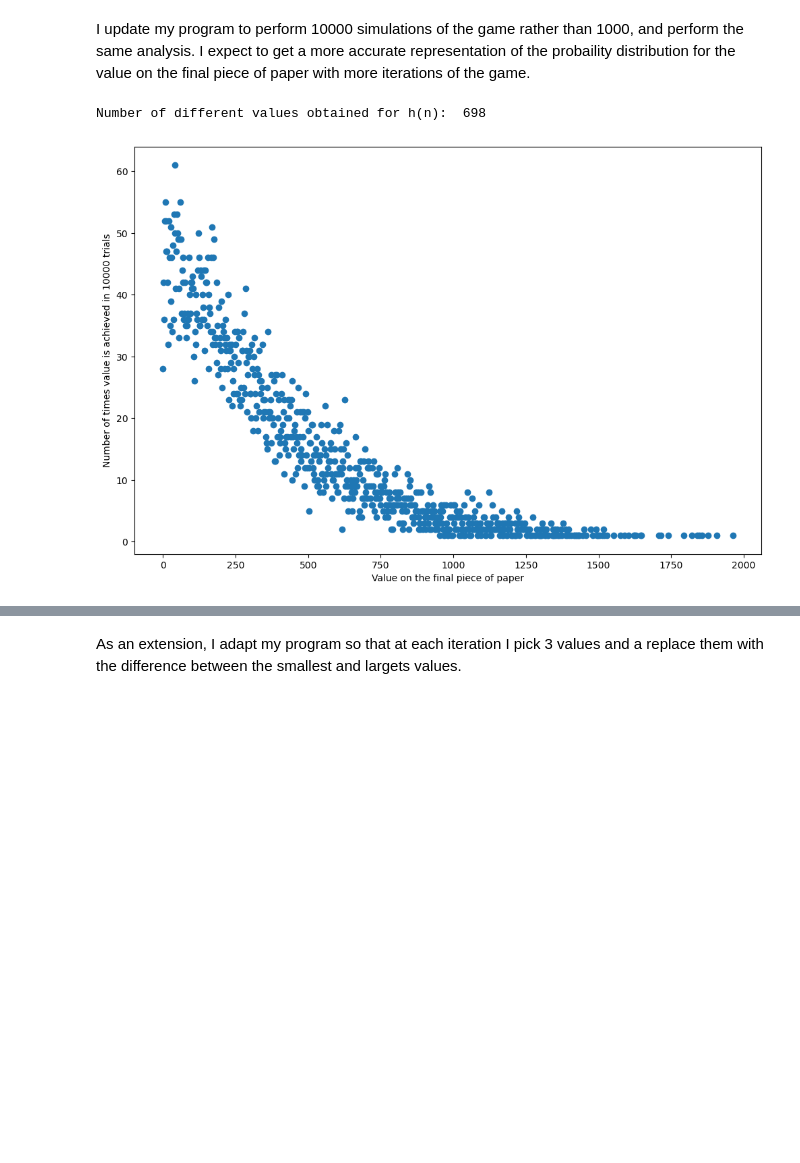
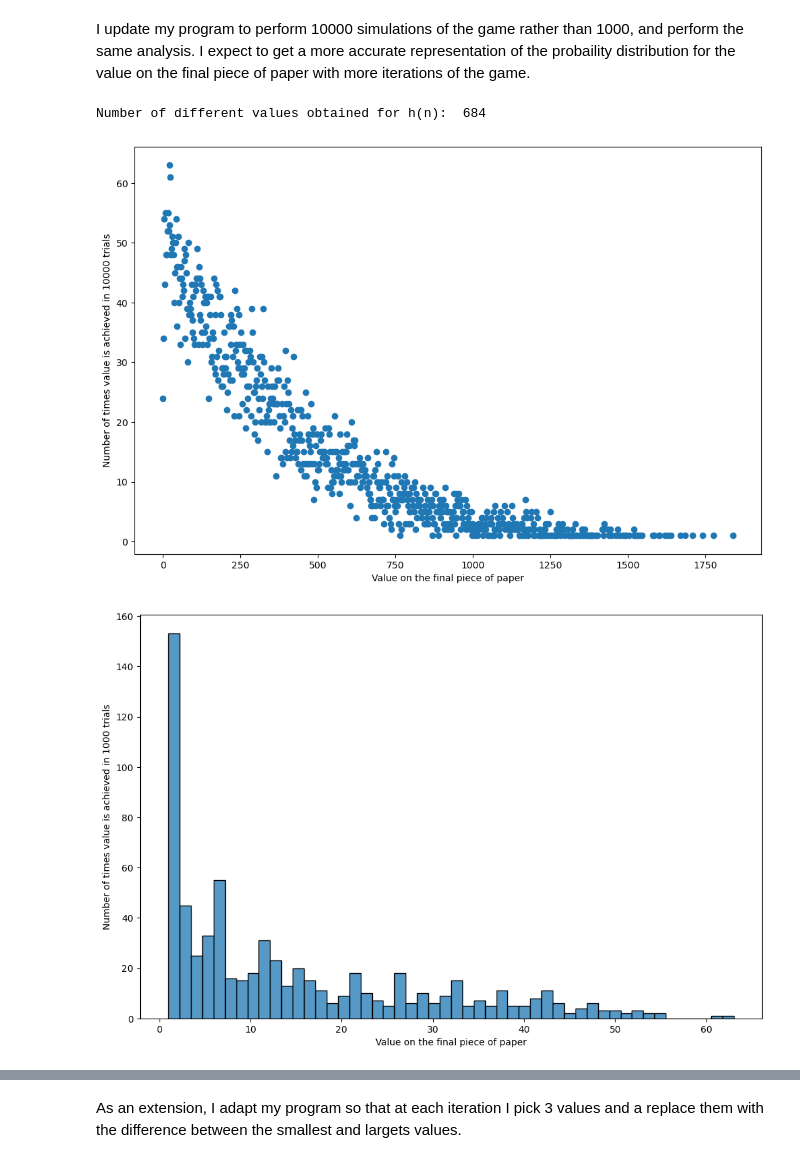
Before and after one commit to AlyssaBasinger/Problem-solving-with-Python, a Jupyter notebook: MA3K7_Assignment3.ipynb, the cells around one changed output, grey strips where cells are left out. Cells and saved outputs as stored; diff of their text form; code cells hidden in the pictures; blank space fills up the shorter version.

```diff
--- a/MA3K7_Assignment3.ipynb
+++ b/MA3K7_Assignment3.ipynb
@@ -291,35 +290,51 @@ I update my program to perform 10000 simulations of the game rather than 1000, a
 results=np.zeros(10000)
 y=np.zeros(2025)
 x=np.zeros(2025)
+
 for i in range(2025):
     x[i]=i
 
 for i in range (10000):
     results[i]=game(2024)
     y[int(results[i])]=y[int(results[i])]+1
 
 count=0
 
 for i in range(2025):
     if (y[i]>0):
         count=count+1
 
 print("Number of different values obtained for h(n): " ,count)
 results=np.zeros(count)
 values=np.zeros(count)
 k=0
 for i in range(2025):
     if (y[i]>0):
         values[k]=i
         results[k]=y[i]
         k=k+1
 
 
 fig=plt.figure(figsize=(12,8), dpi= 100, facecolor='w', edgecolor='k')
 plt.xlabel("Value on the final piece of paper")
 plt.ylabel("Number of times value is achieved in 10000 trials")
 plt.scatter(values, results)
 plt.show()
+
+
+fig=plt.figure(figsize=(12,8), dpi= 100, facecolor='w', edgecolor='k')
+plt.xlabel("Value on the final piece of paper")
+plt.ylabel("Number of times value is achieved in 1000 trials")
+sns.histplot(results, bins=50)
+plt.show()
+
+
+fig=plt.figure(figsize=(12,8), dpi= 100, facecolor='w', edgecolor='k')
+sns.kdeplot(results)
+plt.xlabel('Value on the final piece of paper')
+plt.ylabel('Density')
+plt.show()
 # %% [output]
-Number of different values obtained for h(n):  698
+Number of different values obtained for h(n):  684
-[figure, old version]
+[figure, new version]
+[figure, added]
```
Also changed, not shown: parts of 6 cells of this notebook.
